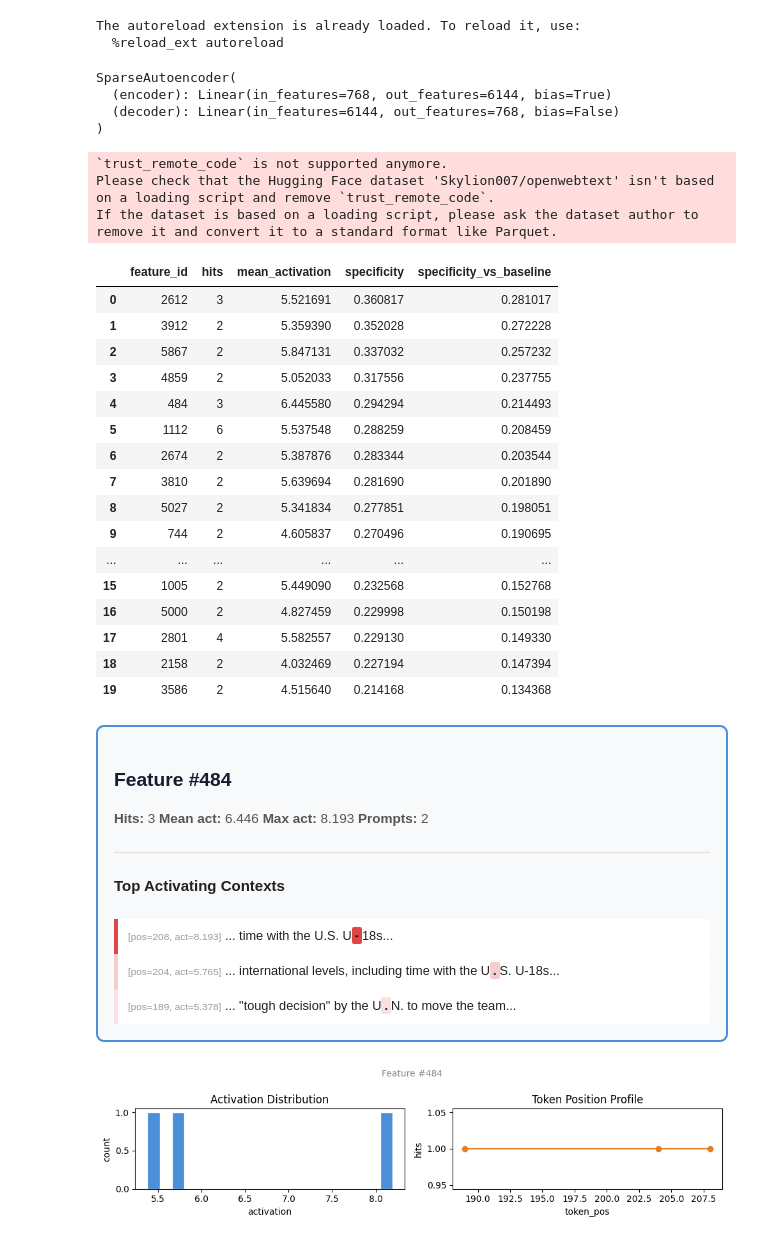
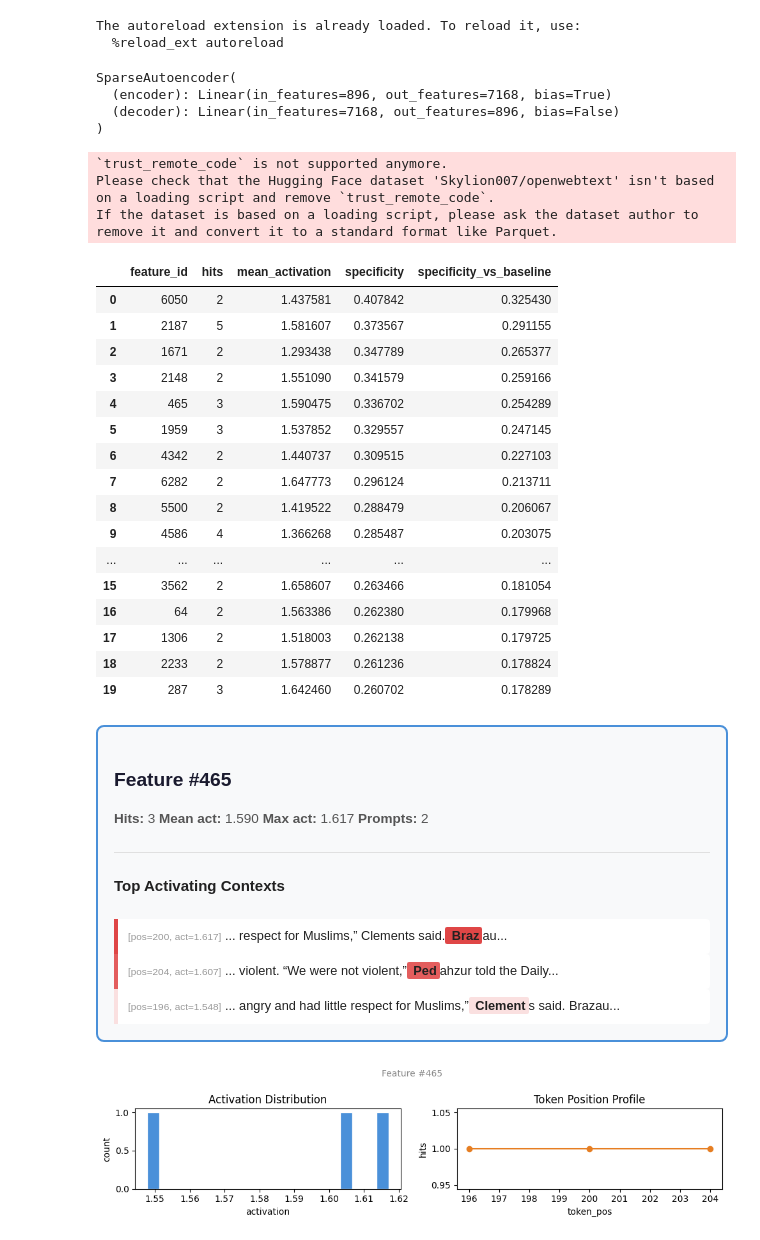
Before and after one commit to miles-markey/sae_trainer, a Jupyter notebook: notebooks/sae_semantic_eval.ipynb, the cells around one changed output. Cells and saved outputs as stored; diff of their text form; code cells hidden in the pictures.

```diff
--- a/notebooks/sae_semantic_eval.ipynb
+++ b/notebooks/sae_semantic_eval.ipynb
@@ -23,21 +23,27 @@ from sae_trainer.feature_tracer_utils import FeatureTracer, TraceConfig
 from sae_trainer.feature_tracer_eval_utils import top_n_feats_by_hits_count, top_n_feats_by_act_mass, prompt_x_feature_heatmap, feature_token_position_profile, top_m_feature_coactivation, render_feature_card, plot_feature_umap, plot_inter_feature_similarity
 # %%
 device = "cuda" if torch.cuda.is_available() else "cpu"
-layer_idx = 6
+layer_idx = 16
+model_name_simple = "qwen" # Either gpt2 or qwen
 
-model_name = "gpt2"
+if model_name_simple == "gpt2":
+    model_name = "gpt2"
+elif model_name_simple == "qwen":
+    model_name = "Qwen/Qwen2-0.5B-Instruct"
+else:
+    raise ValueError(f"Invalid model name: {model_name_simple}. Expected either 'gpt2' or 'qwen'.")
 tokenizer = AutoTokenizer.from_pretrained(model_name)
 llm = AutoModelForCausalLM.from_pretrained(model_name).to(device).eval()
 
 # Load SAE checkpoint — pick whichever layer you want to analyse (3, 6, 9, or 11)
-ckpt = torch.load(f"sae_gpt2_layer{layer_idx}.pt", map_location=device)
+ckpt = torch.load(f"sae_{model_name_simple}_layer{layer_idx}.pt", map_location=device)
 sae = SparseAutoencoder(d_in=ckpt["d_in"], d_latent=ckpt["d_latent"], normalize_decoder=True).to(device)
 sae.load_state_dict(ckpt["model_state"])
 sae.eval()
 # %% [output]
 SparseAutoencoder(
-  (encoder): Linear(in_features=768, out_features=6144, bias=True)
-  (decoder): Linear(in_features=6144, out_features=768, bias=False)
+  (encoder): Linear(in_features=896, out_features=7168, bias=True)
+  (decoder): Linear(in_features=7168, out_features=896, bias=False)
 )
 # %%
 # 4) Tracer config — layer_idx MUST match the checkpoint loaded above
@@ -74,32 +80,32 @@ display(scores.head(20))
 #display(scores.head(20))
 # %% [output]
 |  | feature_id | hits | mean_activation | specificity | specificity_vs_baseline |
-| 0 | 2612 | 3 | 5.521691 | 0.360817 | 0.281017 |
-| 1 | 3912 | 2 | 5.359390 | 0.352028 | 0.272228 |
-| 2 | 5867 | 2 | 5.847131 | 0.337032 | 0.257232 |
-| 3 | 4859 | 2 | 5.052033 | 0.317556 | 0.237755 |
-| 4 | 484 | 3 | 6.445580 | 0.294294 | 0.214493 |
-| 5 | 1112 | 6 | 5.537548 | 0.288259 | 0.208459 |
-| 6 | 2674 | 2 | 5.387876 | 0.283344 | 0.203544 |
-| 7 | 3810 | 2 | 5.639694 | 0.281690 | 0.201890 |
-| 8 | 5027 | 2 | 5.341834 | 0.277851 | 0.198051 |
-| 9 | 744 | 2 | 4.605837 | 0.270496 | 0.190695 |
+| 0 | 6050 | 2 | 1.437581 | 0.407842 | 0.325430 |
+| 1 | 2187 | 5 | 1.581607 | 0.373567 | 0.291155 |
+| 2 | 1671 | 2 | 1.293438 | 0.347789 | 0.265377 |
+| 3 | 2148 | 2 | 1.551090 | 0.341579 | 0.259166 |
+| 4 | 465 | 3 | 1.590475 | 0.336702 | 0.254289 |
+| 5 | 1959 | 3 | 1.537852 | 0.329557 | 0.247145 |
+| 6 | 4342 | 2 | 1.440737 | 0.309515 | 0.227103 |
+| 7 | 6282 | 2 | 1.647773 | 0.296124 | 0.213711 |
+| 8 | 5500 | 2 | 1.419522 | 0.288479 | 0.206067 |
+| 9 | 4586 | 4 | 1.366268 | 0.285487 | 0.203075 |
 | ... | ... | ... | ... | ... | ... |
-| 15 | 1005 | 2 | 5.449090 | 0.232568 | 0.152768 |
-| 16 | 5000 | 2 | 4.827459 | 0.229998 | 0.150198 |
-| 17 | 2801 | 4 | 5.582557 | 0.229130 | 0.149330 |
-| 18 | 2158 | 2 | 4.032469 | 0.227194 | 0.147394 |
-| 19 | 3586 | 2 | 4.515640 | 0.214168 | 0.134368 |
+| 15 | 3562 | 2 | 1.658607 | 0.263466 | 0.181054 |
+| 16 | 64 | 2 | 1.563386 | 0.262380 | 0.179968 |
+| 17 | 1306 | 2 | 1.518003 | 0.262138 | 0.179725 |
+| 18 | 2233 | 2 | 1.578877 | 0.261236 | 0.178824 |
+| 19 | 287 | 3 | 1.642460 | 0.260702 | 0.178289 |
 # %%
-render_feature_card(484, tracer)
+render_feature_card(465, tracer)
 # %% [output]
-Feature #484
-Hits: 3 Mean act: 6.446 Max act: 8.193 Prompts: 2
+Feature #465
+Hits: 3 Mean act: 1.590 Max act: 1.617 Prompts: 2
 Top Activating Contexts
-[pos=208, act=8.193] ... time with the U.S. U-18s...
-[pos=204, act=5.765] ... international levels, including time with the U.S. U-18s...
-[pos=189, act=5.378] ... "tough decision" by the U.N. to move the team...
+[pos=200, act=1.617] ... respect for Muslims,” Clements said. Brazau...
+[pos=204, act=1.607] ... violent. “We were not violent,” Pedahzur told the Daily...
+[pos=196, act=1.548] ... angry and had little respect for Muslims,” Clements said. Brazau...
-[figure, old version]
+[figure, new version]
 # %%
 display(scores.tail(20))
 # %% [output]
```
Also changed, not shown: parts of 4 cells of this notebook, 2 other files.
